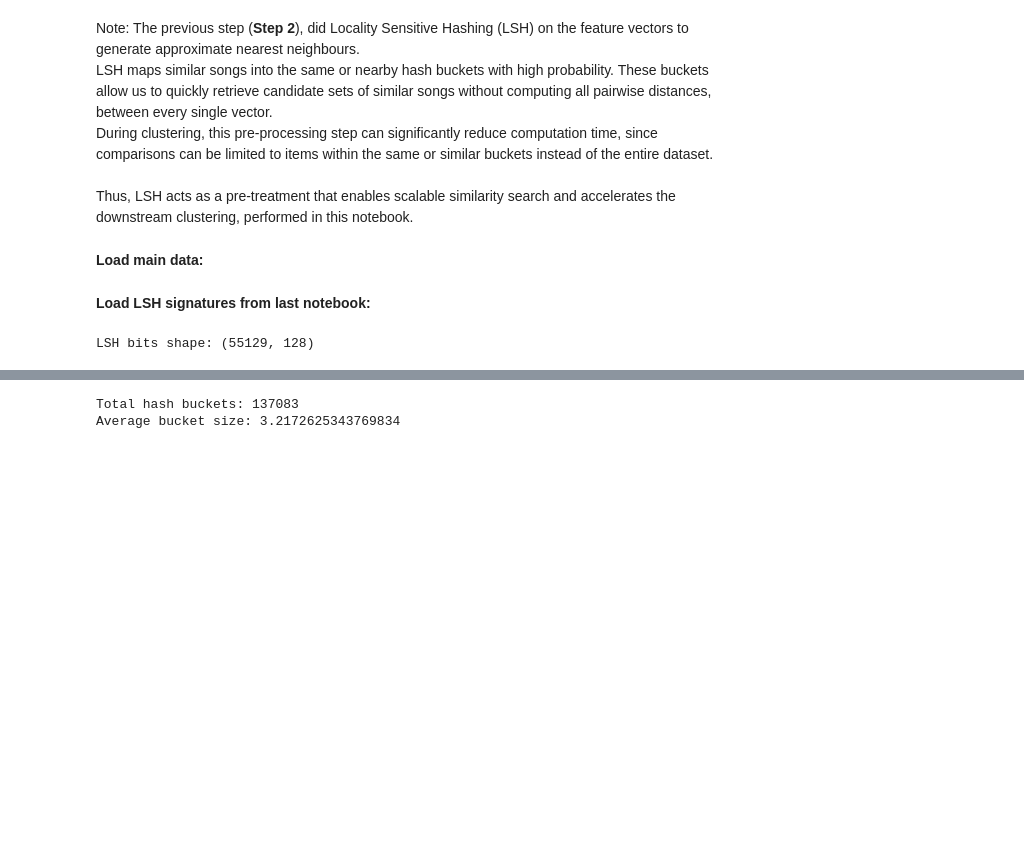
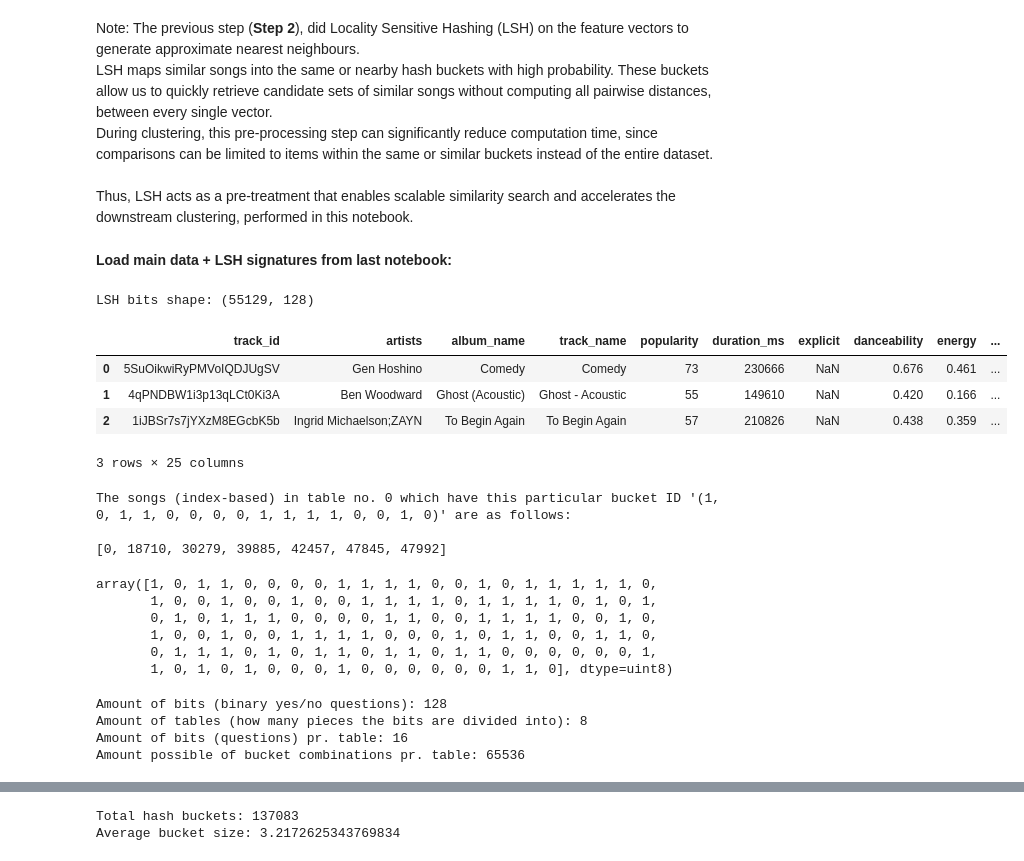
Before and after one commit to adamajane/computational-tools-for-data-science-02807-project, a Jupyter notebook: 3-recommendation-search/3.ipynb, the cells around one changed output, grey strips where cells are left out. Saved outputs shown, nothing was run; the diff lists cells and outputs as text; code cells hidden in the pictures; blank space fills up the shorter version.

```diff
--- a/3-recommendation-search/3.ipynb
+++ b/3-recommendation-search/3.ipynb
@@ -17,5 +17,3 @@ During clustering, this pre-processing step can significantly reduce computation
 <br>
 <br>
 Thus, LSH acts as a pre-treatment that enables scalable similarity search and accelerates the downstream clustering, performed in this notebook.
-# %% [markdown]
-**Load main data:**
@@ -34,5 +20,5 @@ X = df[feature_cols].to_numpy()
 # %% [markdown]
-**Load LSH signatures from last notebook:**
+**Load main data + LSH signatures from last notebook:**
 # %%
 import numpy as np
 import pandas as pd
@@ -55,3 +42,11 @@ X = df_main.select_dtypes(include=[np.number]).to_numpy()
 n_items = lsh_bits.shape[0]
 # %% [output]
 LSH bits shape: (55129, 128)
+# %%
+df_main.head(3)
+# %% [output]
+|  | track_id | artists | album_name | track_name | popularity | duration_ms | explicit | danceability | energy | ... |
+| 0 | 5SuOikwiRyPMVoIQDJUgSV | Gen Hoshino | Comedy | Comedy | 73 | 230666 | NaN | 0.676 | 0.461 | ... |
+| 1 | 4qPNDBW1i3p13qLCt0Ki3A | Ben Woodward | Ghost (Acoustic) | Ghost - Acoustic | 55 | 149610 | NaN | 0.420 | 0.166 | ... |
+| 2 | 1iJBSr7s7jYXzM8EGcbK5b | Ingrid Michaelson;ZAYN | To Begin Again | To Begin Again | 57 | 210826 | NaN | 0.438 | 0.359 | ... |
+3 rows × 25 columns
@@ -67,3 +72,35 @@ for t, table in enumerate(table_sigs):
     for i, row in enumerate(table):
         bucket_id = tuple(row.tolist())  # hashable 16-bit signature
         buckets_per_table[t][bucket_id].append(i)
+# %%
+#The list of dicts, generated above, allows us to look up the table and bits values for the LSH signatures:
+table_number = 0
+bucket_id = (1, 0, 1, 1, 0, 0, 0, 0, 1, 1, 1, 1, 0, 0, 1, 0)
+
+print(f"The songs (index-based) in table no. {table_number} which have this particular bucket ID '{bucket_id}' are as follows:", buckets_per_table[table_number][bucket_id], sep="\n\n")
+# %% [output]
+The songs (index-based) in table no. 0 which have this particular bucket ID '(1, 0, 1, 1, 0, 0, 0, 0, 1, 1, 1, 1, 0, 0, 1, 0)' are as follows:
+
+[0, 18710, 30279, 39885, 42457, 47845, 47992]
+# %%
+lsh_bits[0] #Looking at the 128 bits in the LSH signature for the very first datapoint/ song.
+# %% [output]
+array([1, 0, 1, 1, 0, 0, 0, 0, 1, 1, 1, 1, 0, 0, 1, 0, 1, 1, 1, 1, 1, 0,
+       1, 0, 0, 1, 0, 0, 1, 0, 0, 1, 1, 1, 1, 0, 1, 1, 1, 1, 0, 1, 0, 1,
+       0, 1, 0, 1, 1, 1, 0, 0, 0, 0, 1, 1, 0, 0, 1, 1, 1, 1, 0, 0, 1, 0,
+       1, 0, 0, 1, 0, 0, 1, 1, 1, 1, 0, 0, 0, 1, 0, 1, 1, 0, 0, 1, 1, 0,
+       0, 1, 1, 1, 0, 1, 0, 1, 1, 0, 1, 1, 0, 1, 1, 0, 0, 0, 0, 0, 0, 1,
+       1, 0, 1, 0, 1, 0, 0, 0, 1, 0, 0, 0, 0, 0, 0, 1, 1, 0], dtype=uint8)
+# %%
+print("Amount of bits (binary yes/no questions):", len(lsh_bits[0]))
+print("Amount of tables (how many pieces the bits are divided into):", n_tables)
+print("Amount of bits (questions) pr. table:", n_bits_per_table)
+print("Amount possible of bucket combinations pr. table:", 2**n_bits_per_table)
+
+#Reminder: Each table contains buckets containing of 16 bits.
+#Each bucket represents each different combinations of 16 bits, for that particular table.
+# %% [output]
+Amount of bits (binary yes/no questions): 128
+Amount of tables (how many pieces the bits are divided into): 8
+Amount of bits (questions) pr. table: 16
+Amount possible of bucket combinations pr. table: 65536
```
Also changed, not shown: parts of 39 cells of this notebook, 2 other files.
